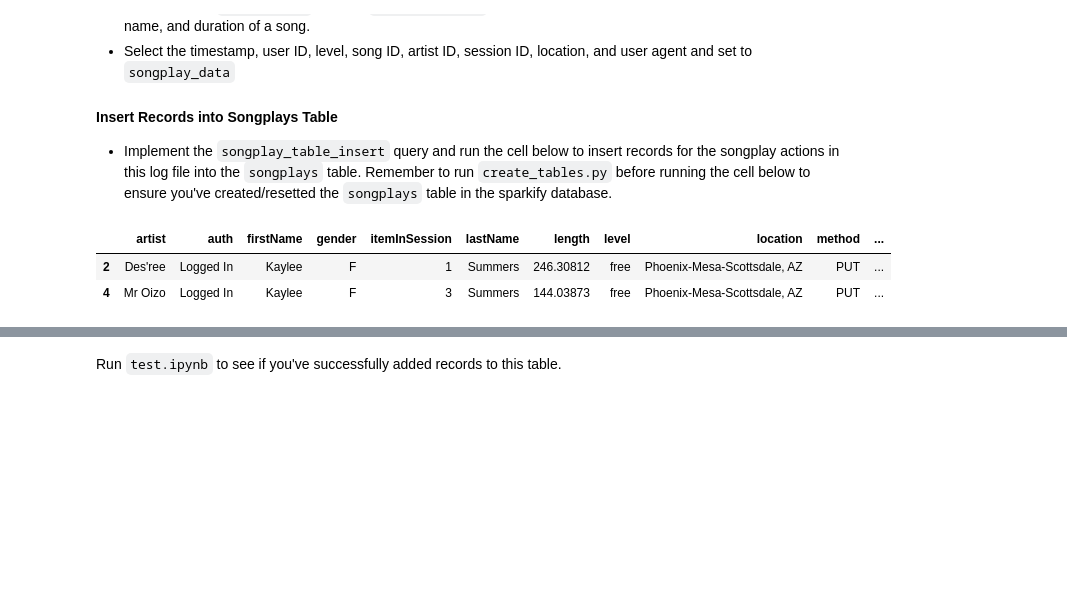
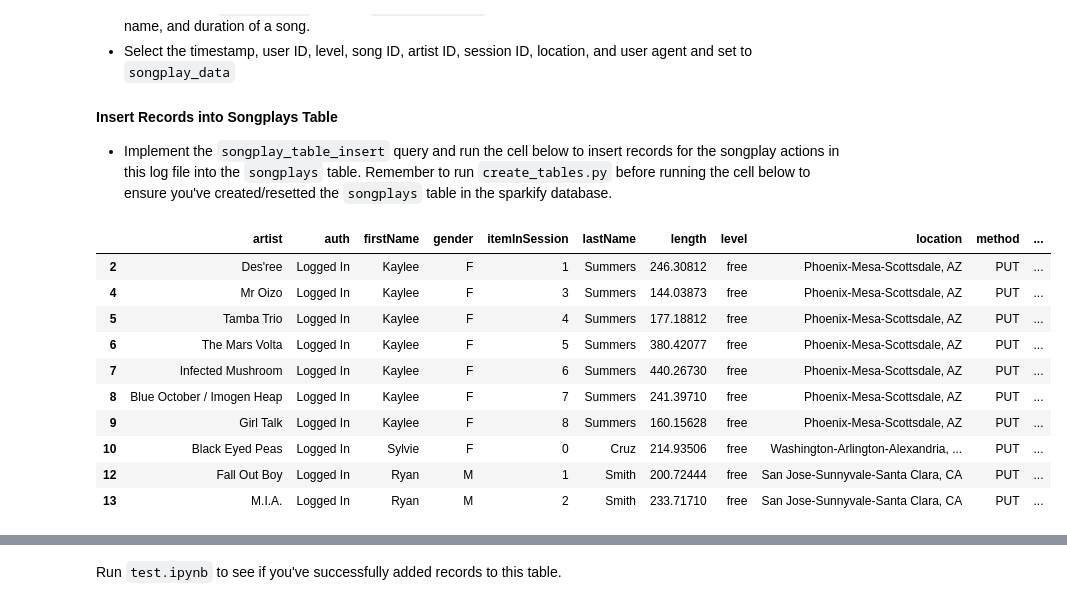
Before and after one commit to cnrd-dev/sparkify-data-model-postgress, a Jupyter notebook: etl.ipynb, the cells around one changed output, grey strips where cells are left out. Drawn from its saved outputs; the diff is of its cells as text; code cells hidden in the pictures; blank space fills up the shorter version.

```diff
--- a/etl.ipynb
+++ b/etl.ipynb
@@ -212,10 +204,18 @@ This one is a little more complicated since information from the songs table, ar
 #### Insert Records into Songplays Table
 - Implement the `songplay_table_insert` query and run the cell below to insert records for the songplay actions in this log file into the `songplays` table. Remember to run `create_tables.py` before running the cell below to ensure you've created/resetted the `songplays` table in the sparkify database.
 # %%
-df.head(2)
+df.head(10)
 # %% [output]
 |  | artist | auth | firstName | gender | itemInSession | lastName | length | level | location | method | ... |
 | 2 | Des'ree | Logged In | Kaylee | F | 1 | Summers | 246.30812 | free | Phoenix-Mesa-Scottsdale, AZ | PUT | ... |
 | 4 | Mr Oizo | Logged In | Kaylee | F | 3 | Summers | 144.03873 | free | Phoenix-Mesa-Scottsdale, AZ | PUT | ... |
+| 5 | Tamba Trio | Logged In | Kaylee | F | 4 | Summers | 177.18812 | free | Phoenix-Mesa-Scottsdale, AZ | PUT | ... |
+| 6 | The Mars Volta | Logged In | Kaylee | F | 5 | Summers | 380.42077 | free | Phoenix-Mesa-Scottsdale, AZ | PUT | ... |
+| 7 | Infected Mushroom | Logged In | Kaylee | F | 6 | Summers | 440.26730 | free | Phoenix-Mesa-Scottsdale, AZ | PUT | ... |
+| 8 | Blue October / Imogen Heap | Logged In | Kaylee | F | 7 | Summers | 241.39710 | free | Phoenix-Mesa-Scottsdale, AZ | PUT | ... |
+| 9 | Girl Talk | Logged In | Kaylee | F | 8 | Summers | 160.15628 | free | Phoenix-Mesa-Scottsdale, AZ | PUT | ... |
+| 10 | Black Eyed Peas | Logged In | Sylvie | F | 0 | Cruz | 214.93506 | free | Washington-Arlington-Alexandria, ... | PUT | ... |
+| 12 | Fall Out Boy | Logged In | Ryan | M | 1 | Smith | 200.72444 | free | San Jose-Sunnyvale-Santa Clara, CA | PUT | ... |
+| 13 | M.I.A. | Logged In | Ryan | M | 2 | Smith | 233.71710 | free | San Jose-Sunnyvale-Santa Clara, CA | PUT | ... |
 # %%
 for index, row in df.iterrows():
```
Also changed, not shown: parts of 6 cells of this notebook, 3 other files.
